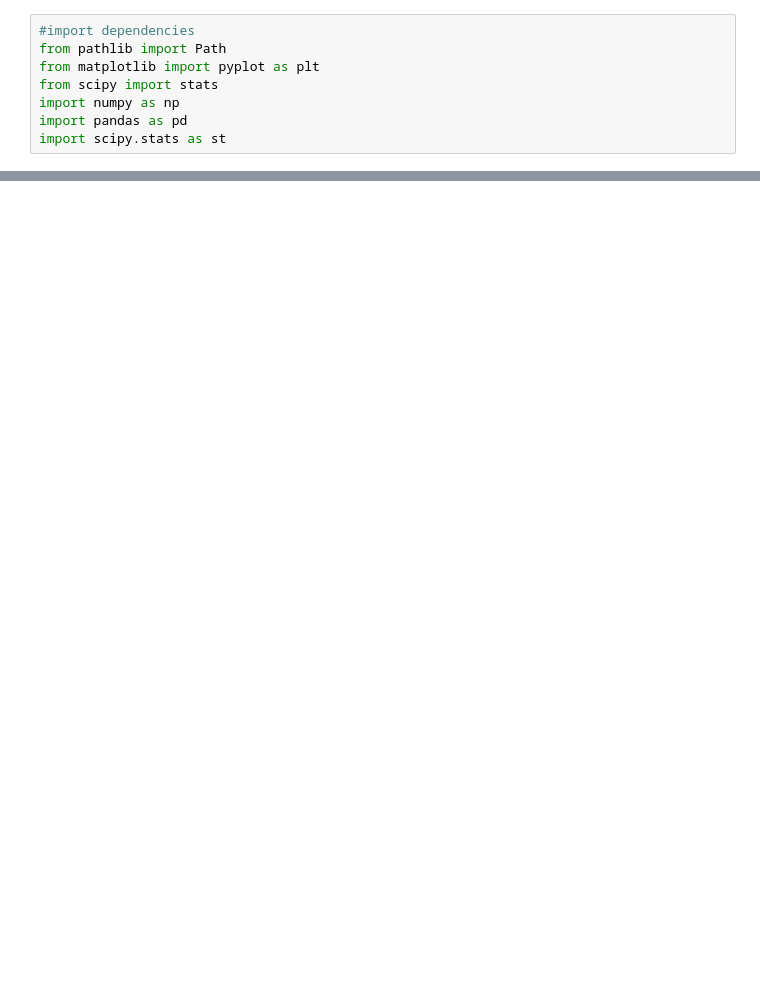
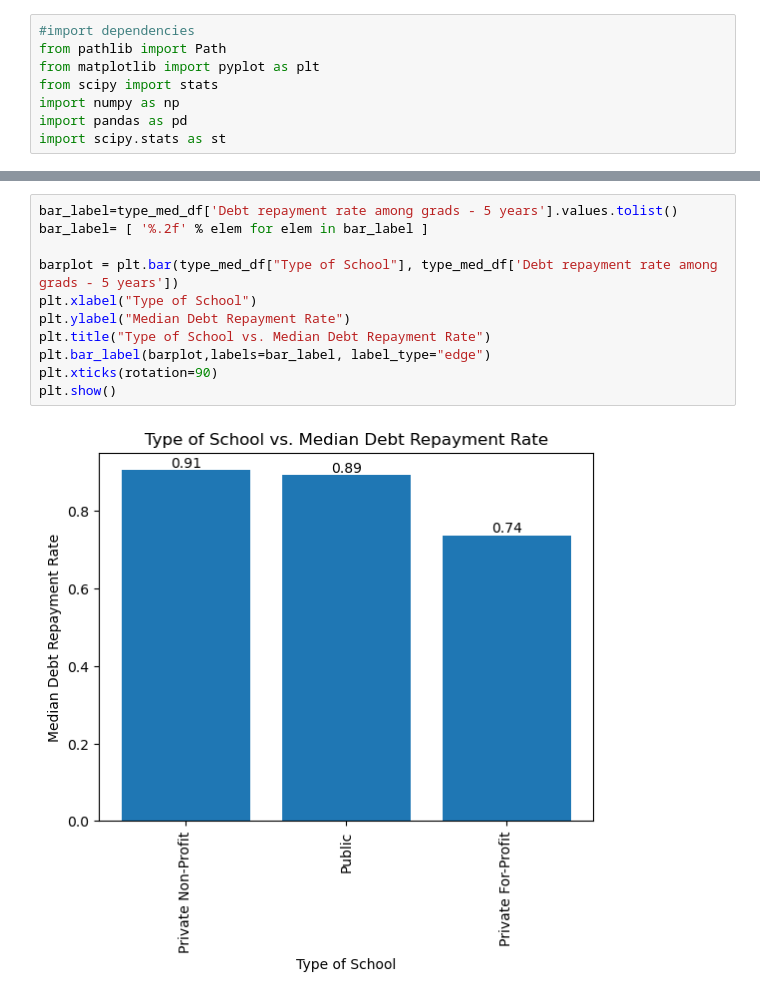
Before and after one commit to katyoung91/Project-1, a Jupyter notebook: kat_charts.ipynb, the cells around one changed output, grey strips where cells are left out. Cells and saved outputs as stored; diff of their text form; blank space fills up the shorter version.

```diff
--- a/kat_charts.ipynb
+++ b/kat_charts.ipynb
@@ -52,0 +102,13 @@ plt.show()
+# %%
+bar_label=type_med_df['Debt repayment rate among grads - 5 years'].values.tolist()
+bar_label= [ '%.2f' % elem for elem in bar_label ]
+
+barplot = plt.bar(type_med_df["Type of School"], type_med_df['Debt repayment rate among grads - 5 years'])
+plt.xlabel("Type of School")
+plt.ylabel("Median Debt Repayment Rate")
+plt.title("Type of School vs. Median Debt Repayment Rate")
+plt.bar_label(barplot,labels=bar_label, label_type="edge")
+plt.xticks(rotation=90)
+plt.show()
+# %% [output]
+[figure, added]
```
Also changed, not shown: parts of 14 cells of this notebook, 4 other files.
